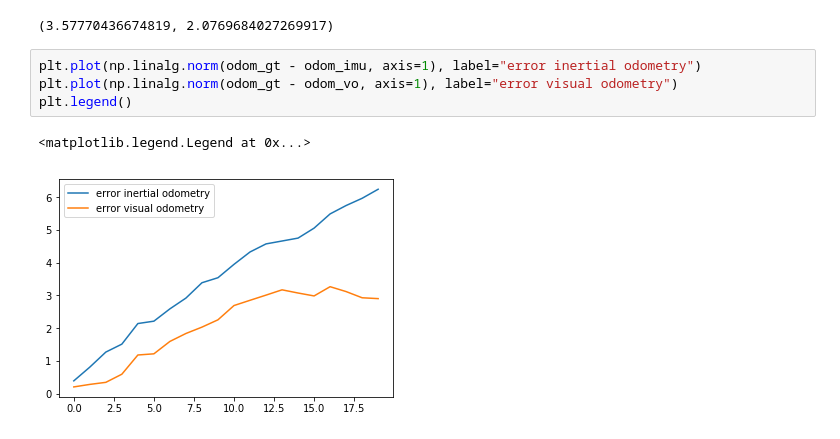
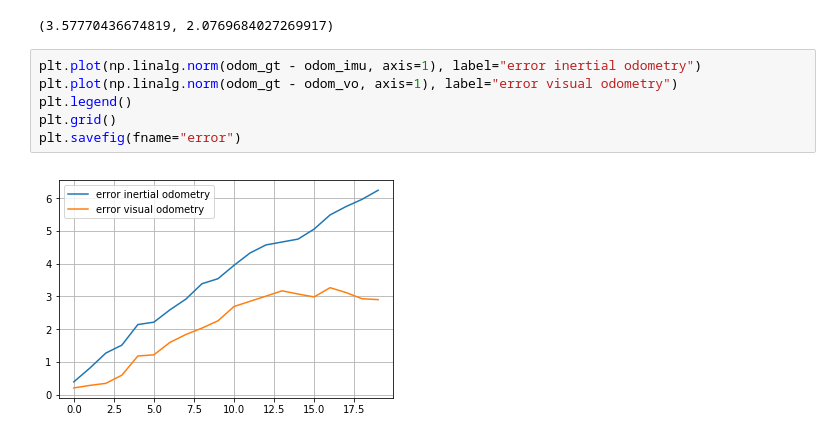
Before and after one commit to eroniki/scale_estimation, a Jupyter notebook: scale_estimation.ipynb, the cells around one changed output. Drawn from its saved outputs; the diff is of its cells as text.

Commit message:
add the plot

```diff
--- a/scale_estimation.ipynb
+++ b/scale_estimation.ipynb
@@ -177,7 +177,8 @@ np.mean(np.linalg.norm(odom_gt - odom_imu, axis=1)), np.mean(np.linalg.norm(odom
 # %%
 plt.plot(np.linalg.norm(odom_gt - odom_imu, axis=1), label="error inertial odometry")
 plt.plot(np.linalg.norm(odom_gt - odom_vo, axis=1), label="error visual odometry")
 plt.legend()
+plt.grid()
+plt.savefig(fname="error")
 # %% [output]
-<matplotlib.legend.Legend at 0x...>
-[figure, old version]
+[figure, new version]
```
Also changed, not shown: 1 other file.
